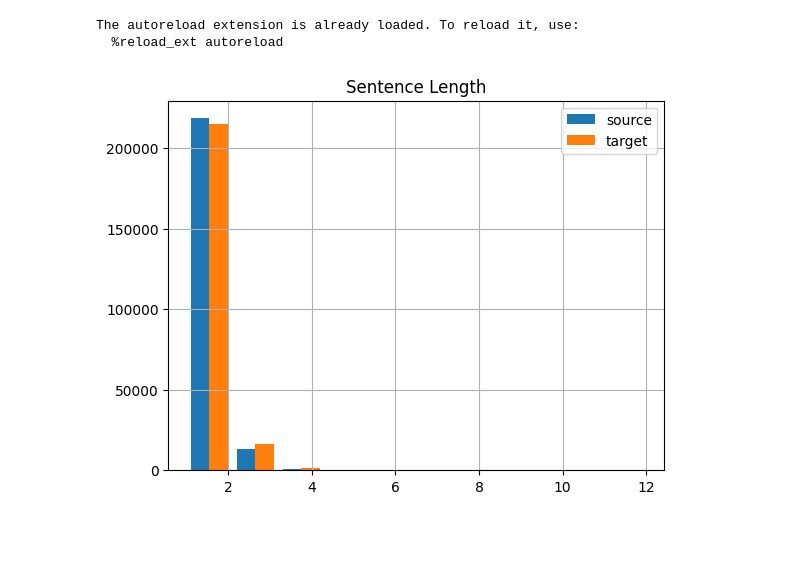
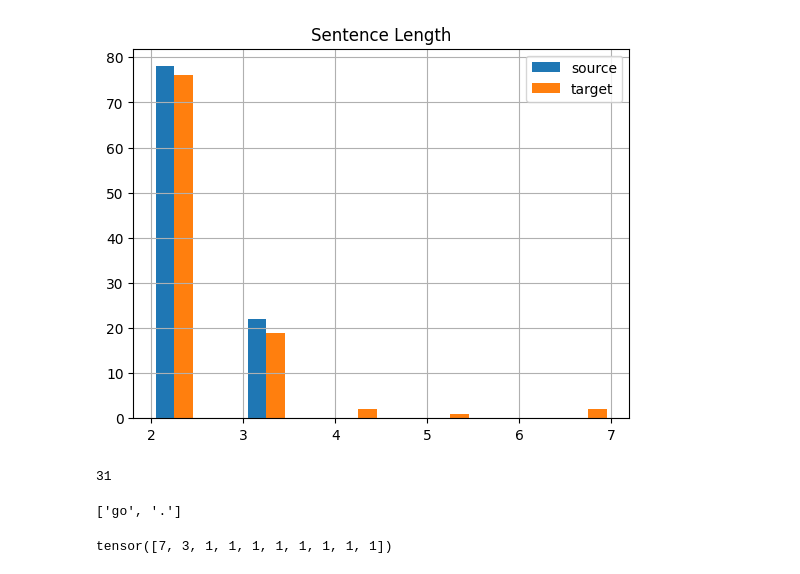
Before and after one commit to mos9527/naml, a Jupyter notebook: notebooks/Chapter9/1_translation_dataset.ipynb, the cells around one changed output. Cells and saved outputs as stored; diff of their text form; code cells hidden in the pictures; blank space fills up the shorter version.

```diff
--- a/notebooks/Chapter9/1_translation_dataset.ipynb
+++ b/notebooks/Chapter9/1_translation_dataset.ipynb
@@ -1,33 +1,39 @@
 # %%
 %load_ext autoreload
 %autoreload 2
 from naml.dataset import Datasets, DatasetRemote
+from naml.text import split_multi
 datasets = Datasets("~/naml-data")
-
-sep = ',!?.:;'
-
 table = datasets.fetch(DatasetRemote(
     "fra-eng", "https://www.manythings.org/anki/fra-eng.zip"
 )).as_zip().read('fra.txt').decode('utf-8').lower()
 
-lines = table.split('\n')
-lines = [line for line in lines]
+num_examples = 100
+
+lines = table.split('\n')[:num_examples]
 lines = [line.split('\t')[:2] for line in lines]
 lines = [line for line in lines if len(line) == 2]
 source, target = [line[0] for line in lines], [line[-1] for line in lines]
-for c in sep:
-    source = [line.replace(c, f'\t{c}') for line in source]
-    target = [line.replace(c, f'\t{c}') for line in target]
-source = [line.split('\t') for line in source]
-target = [line.split('\t') for line in target]
-
+source = [list(split_multi(line, '!.:;?',' ')) for line in source]
+target = [list(split_multi(line, '!.:;?',' ')) for line in target]
 from naml import plot
 plot.histogram(
     [[len(x) for x in source],[len(x) for x in target]],
     legend=['source', 'target'],
     title='Sentence Length',
 )
 # %% [output]
-The autoreload extension is already loaded. To reload it, use:
-  %reload_ext autoreload
-[figure, old version]
+[figure, new version]
+# %%
+from naml.text import Vocabulary
+corpus = Vocabulary.to_corpus(source)
+vocab = Vocabulary(corpus, min_freq=2)
+print(len(vocab))
+# %% [output]
+31
+# %%
+print(source[0])
+vocab.truncate_pad(vocab.to_indices(source[0]), 10)
+# %% [output]
+['go', '.']
+tensor([7, 3, 1, 1, 1, 1, 1, 1, 1, 1])
```
Also changed, not shown: parts of 1 cell of this notebook, 5 other files.
